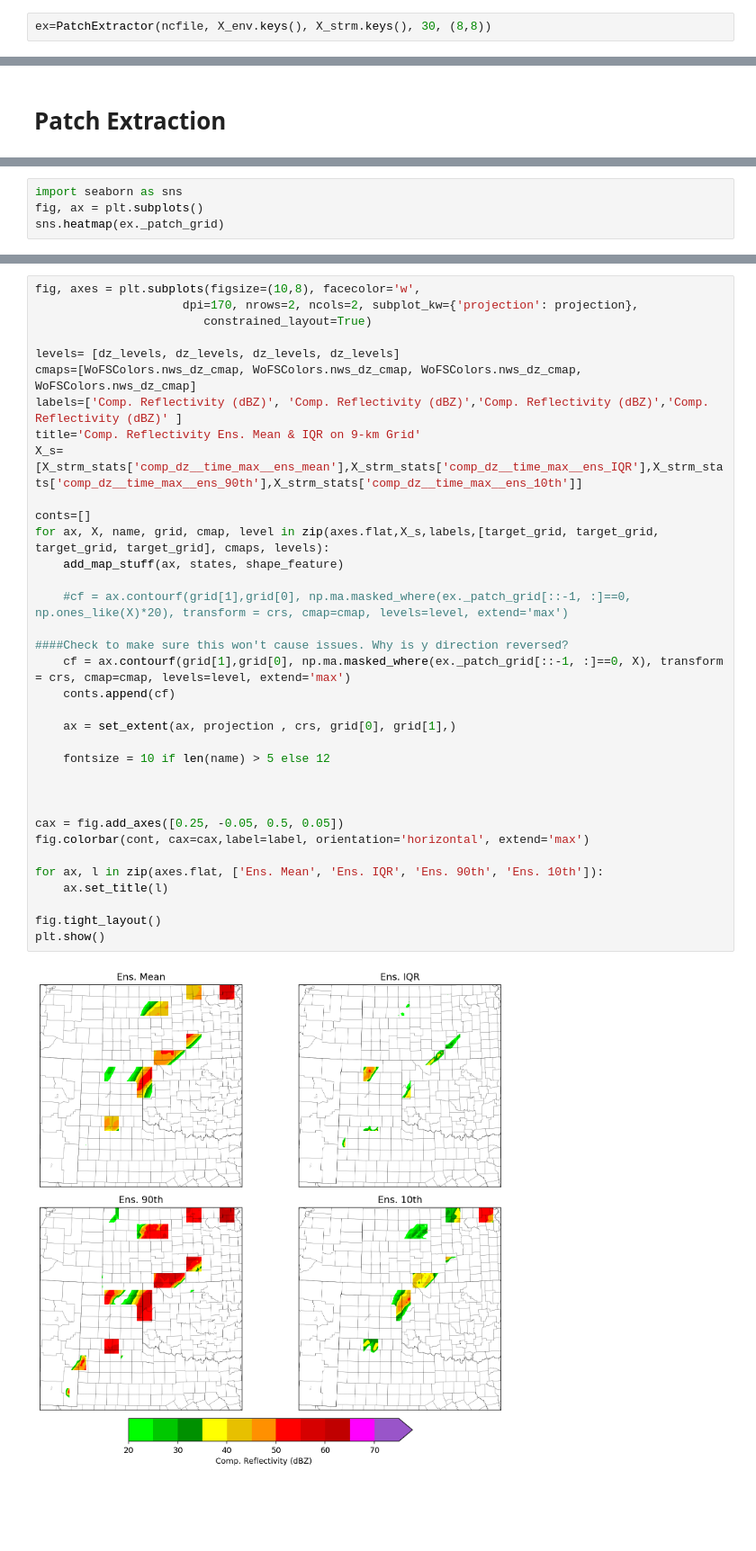
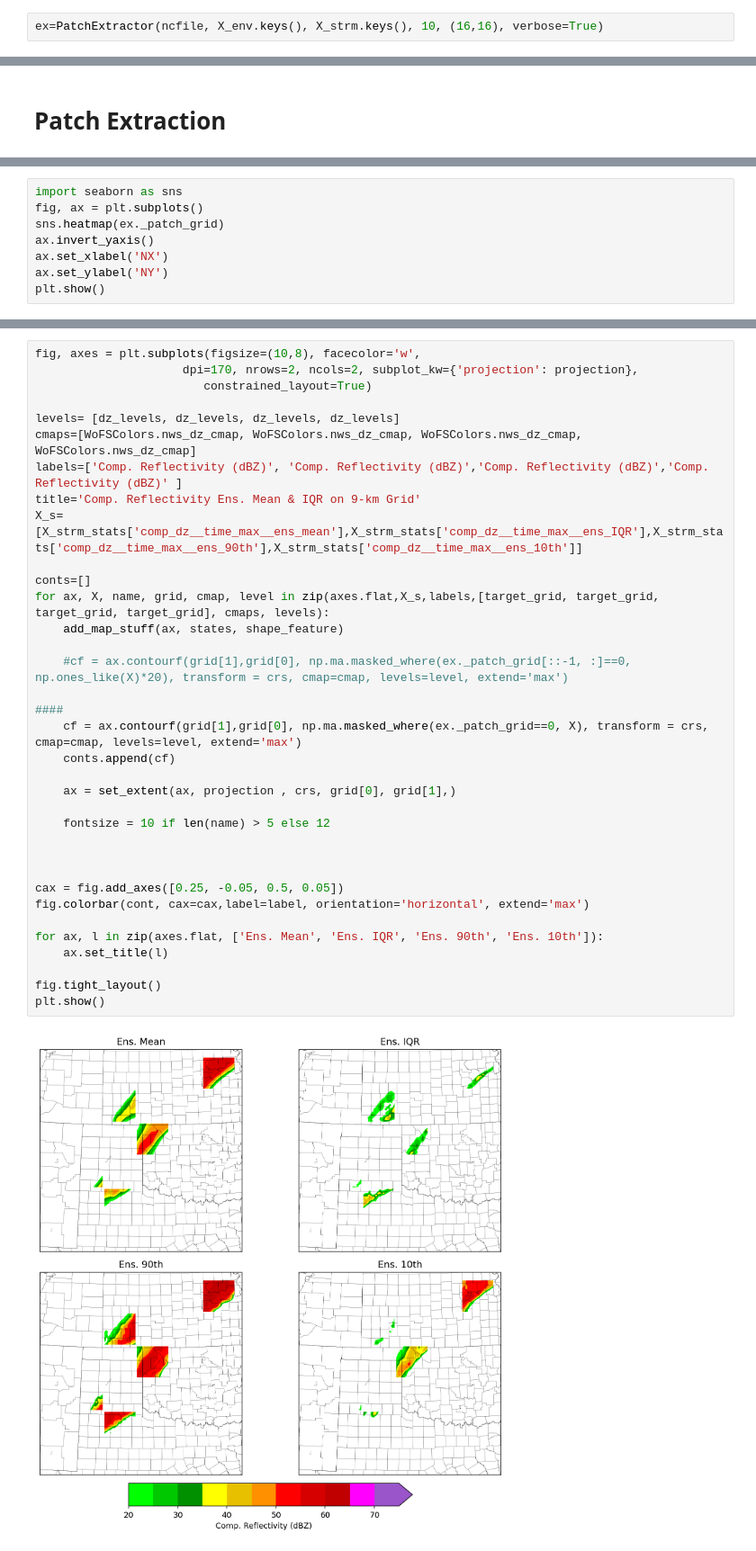
Before and after one commit to svarga1/2to6_hr_severe_wx_deep_learning, a Jupyter notebook: notebooks/PatchExtractor.ipynb, the cells around one changed output, grey strips where cells are left out. Shown at 90% size. Drawn from its saved outputs; the diff is of its cells as text; blank space fills up the shorter version.

```diff
--- a/notebooks/PatchExtractor.ipynb
+++ b/notebooks/PatchExtractor.ipynb
@@ -464,5 +497,5 @@ class PatchExtractor:
 # %%
-ex=PatchExtractor(ncfile, X_env.keys(), X_strm.keys(), 30, (8,8))
+ex=PatchExtractor(ncfile, X_env.keys(), X_strm.keys(), 10, (16,16), verbose=True)
 # %% [markdown]
 # Upscale Data and Time Composite
 # %%
@@ -592,4 +625,8 @@ ex.patch_to_grid(True)
 import seaborn as sns
 fig, ax = plt.subplots()
 sns.heatmap(ex._patch_grid)
+ax.invert_yaxis()
+ax.set_xlabel('NX')
+ax.set_ylabel('NY')
+plt.show()
 # %% [output]
@@ -602,33 +638,33 @@ fig, axes = plt.subplots(figsize=(10,8), facecolor='w',
 
 levels= [dz_levels, dz_levels, dz_levels, dz_levels]
 cmaps=[WoFSColors.nws_dz_cmap, WoFSColors.nws_dz_cmap, WoFSColors.nws_dz_cmap, WoFSColors.nws_dz_cmap]
 labels=['Comp. Reflectivity (dBZ)', 'Comp. Reflectivity (dBZ)','Comp. Reflectivity (dBZ)','Comp. Reflectivity (dBZ)' ]
 title='Comp. Reflectivity Ens. Mean & IQR on 9-km Grid'
 X_s=[X_strm_stats['comp_dz__time_max__ens_mean'],X_strm_stats['comp_dz__time_max__ens_IQR'],X_strm_stats['comp_dz__time_max__ens_90th'],X_strm_stats['comp_dz__time_max__ens_10th']]
 
 conts=[]
 for ax, X, name, grid, cmap, level in zip(axes.flat,X_s,labels,[target_grid, target_grid, target_grid, target_grid], cmaps, levels):
     add_map_stuff(ax, states, shape_feature)
 
     #cf = ax.contourf(grid[1],grid[0], np.ma.masked_where(ex._patch_grid[::-1, :]==0, np.ones_like(X)*20), transform = crs, cmap=cmap, levels=level, extend='max')
 
-####Check to make sure this won't cause issues. Why is y direction reversed?
-    cf = ax.contourf(grid[1],grid[0], np.ma.masked_where(ex._patch_grid[::-1, :]==0, X), transform = crs, cmap=cmap, levels=level, extend='max')
+####
+    cf = ax.contourf(grid[1],grid[0], np.ma.masked_where(ex._patch_grid==0, X), transform = crs, cmap=cmap, levels=level, extend='max')
     conts.append(cf)
 
     ax = set_extent(ax, projection , crs, grid[0], grid[1],)
 
     fontsize = 10 if len(name) > 5 else 12
 
 
 
 cax = fig.add_axes([0.25, -0.05, 0.5, 0.05])
 fig.colorbar(cont, cax=cax,label=label, orientation='horizontal', extend='max')
 
 for ax, l in zip(axes.flat, ['Ens. Mean', 'Ens. IQR', 'Ens. 90th', 'Ens. 10th']):
     ax.set_title(l)
 
 fig.tight_layout()
 plt.show()
 # %% [output]
-[figure, old version]
+[figure, new version]
```
Also changed, not shown: parts of 9 cells of this notebook.
